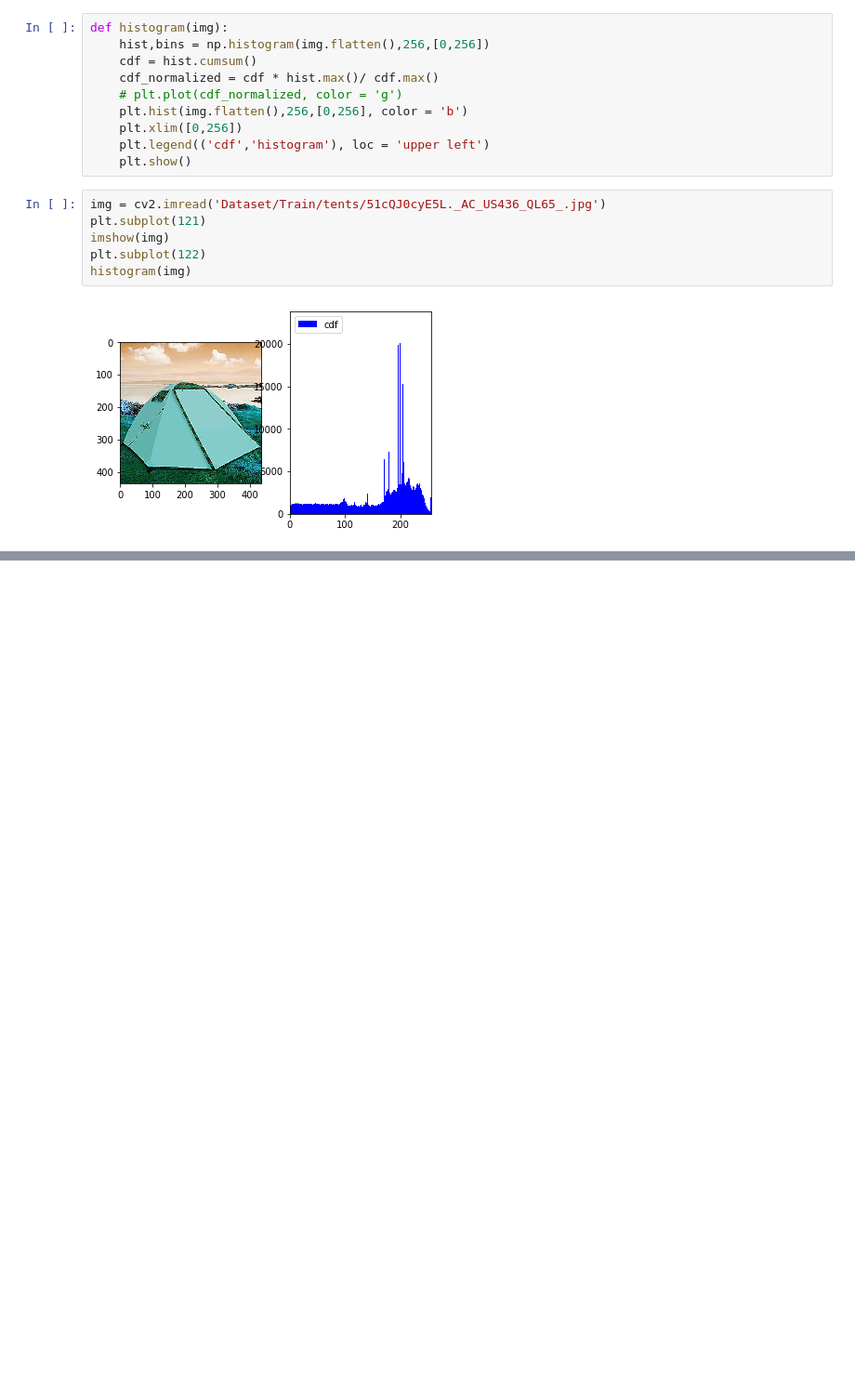
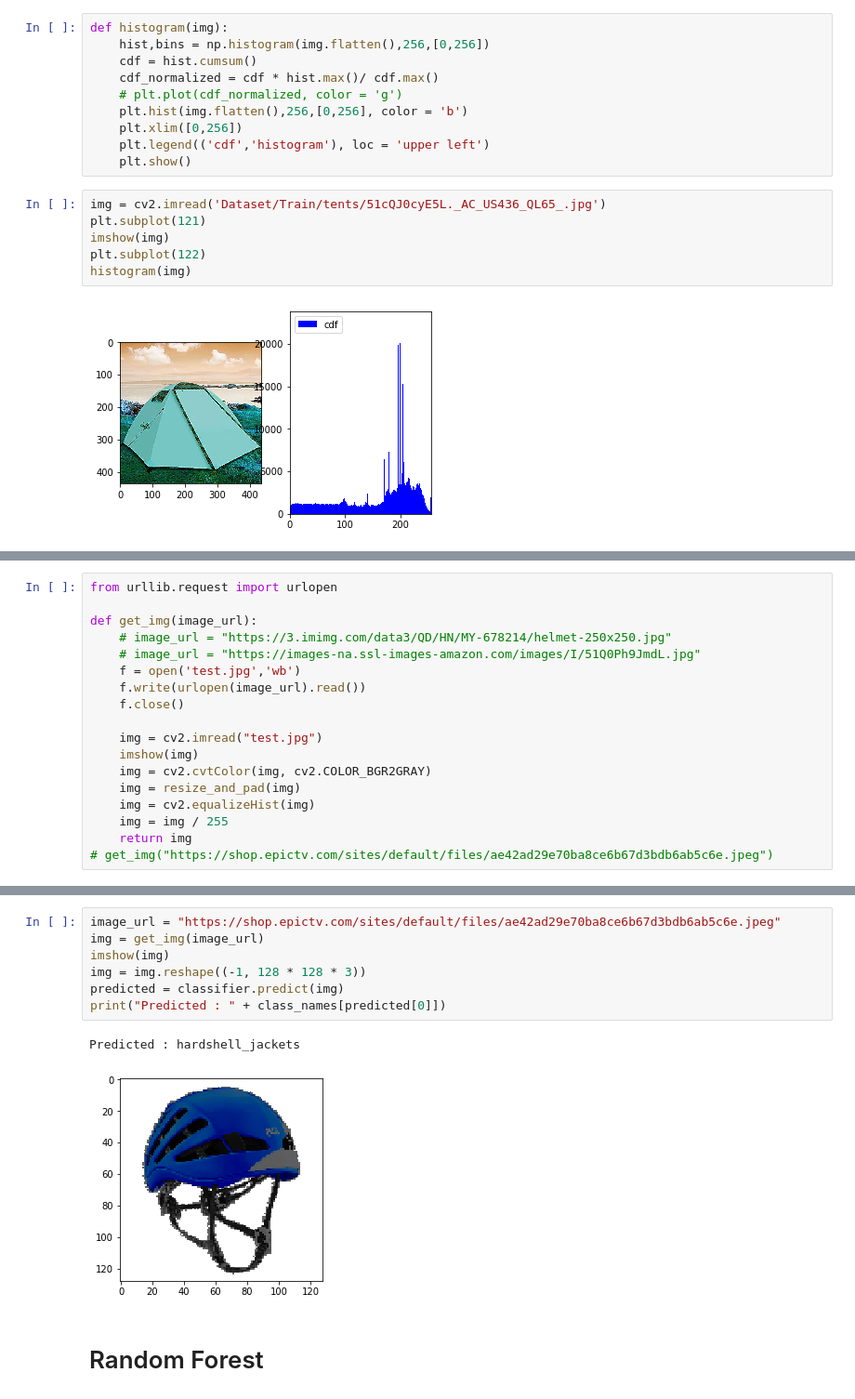
Before and after one commit to karthy1988/highgradient, a Jupyter notebook: openhack.ipynb, the cells around one changed output, grey strips where cells are left out. Shown: that part at 93% size. Drawn from its saved outputs; the diff is of its cells as text; blank space fills up the shorter version.

```diff
--- a/openhack.ipynb
+++ b/openhack.ipynb
@@ -186,0 +230,18 @@ imshow(stc)
+# %%
+from urllib.request import urlopen
+
+def get_img(image_url):
+    # image_url = "https://3.imimg.com/data3/QD/HN/MY-678214/helmet-250x250.jpg"
+    # image_url = "https://images-na.ssl-images-amazon.com/images/I/51Q0Ph9JmdL.jpg"
+    f = open('test.jpg','wb')
+    f.write(urlopen(image_url).read())
+    f.close()
+
+    img = cv2.imread("test.jpg")
+    imshow(img)
+    img = cv2.cvtColor(img, cv2.COLOR_BGR2GRAY)
+    img = resize_and_pad(img)
+    img = cv2.equalizeHist(img)
+    img = img / 255
+    return img
+# get_img("https://shop.epictv.com/sites/default/files/ae42ad29e70ba8ce6b67d3bdb6ab5c6e.jpeg")
@@ -186,0 +268,12 @@ imshow(stc)
+# %%
+image_url = "https://shop.epictv.com/sites/default/files/ae42ad29e70ba8ce6b67d3bdb6ab5c6e.jpeg"
+img = get_img(image_url)
+imshow(img)
+img = img.reshape((-1, 128 * 128 * 3))
+predicted = classifier.predict(img)
+print("Predicted : " + class_names[predicted[0]])
+# %% [output]
+Predicted : hardshell_jackets
+[figure, added]
+# %% [markdown]
+# Random Forest
```
Also changed, not shown: parts of 17 cells of this notebook.
